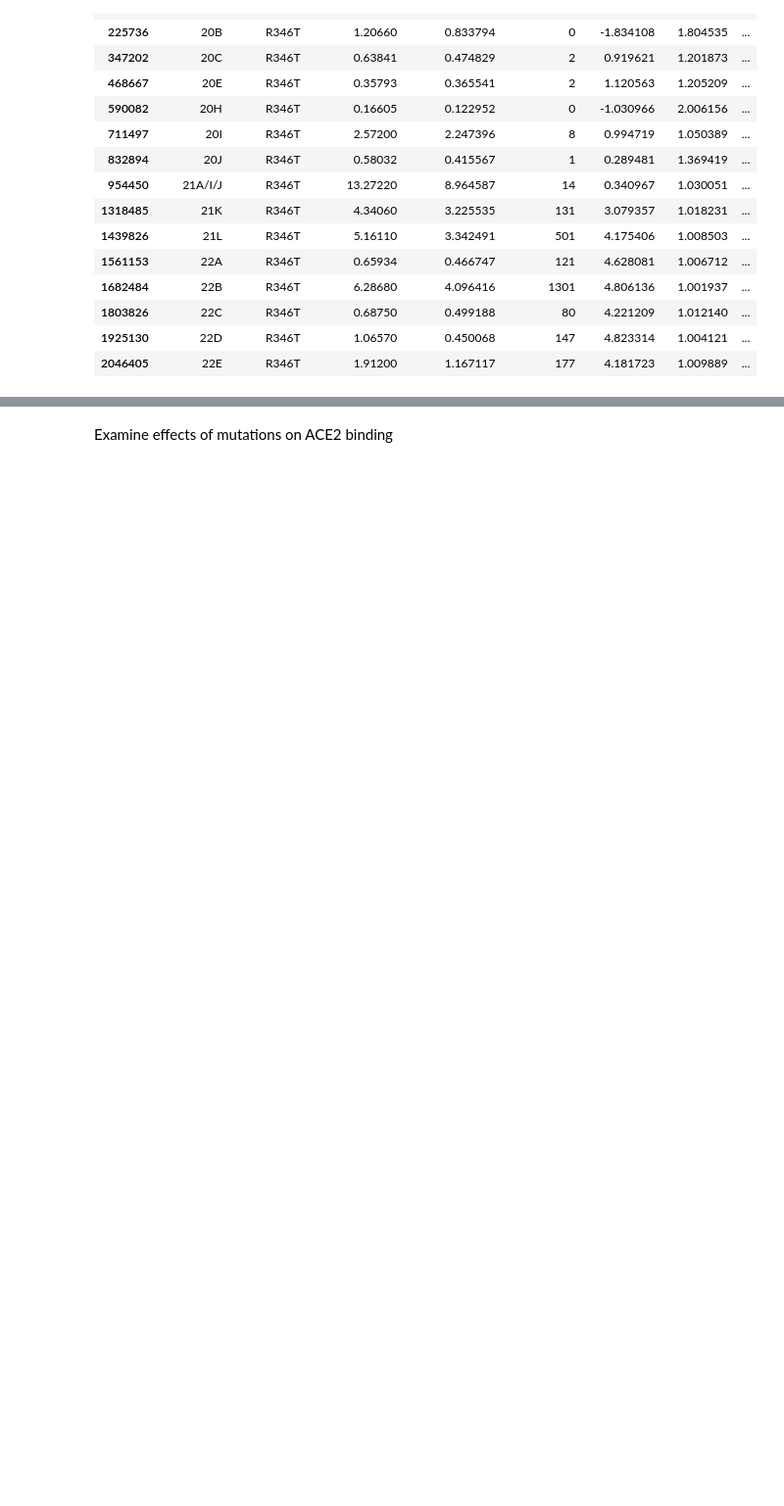
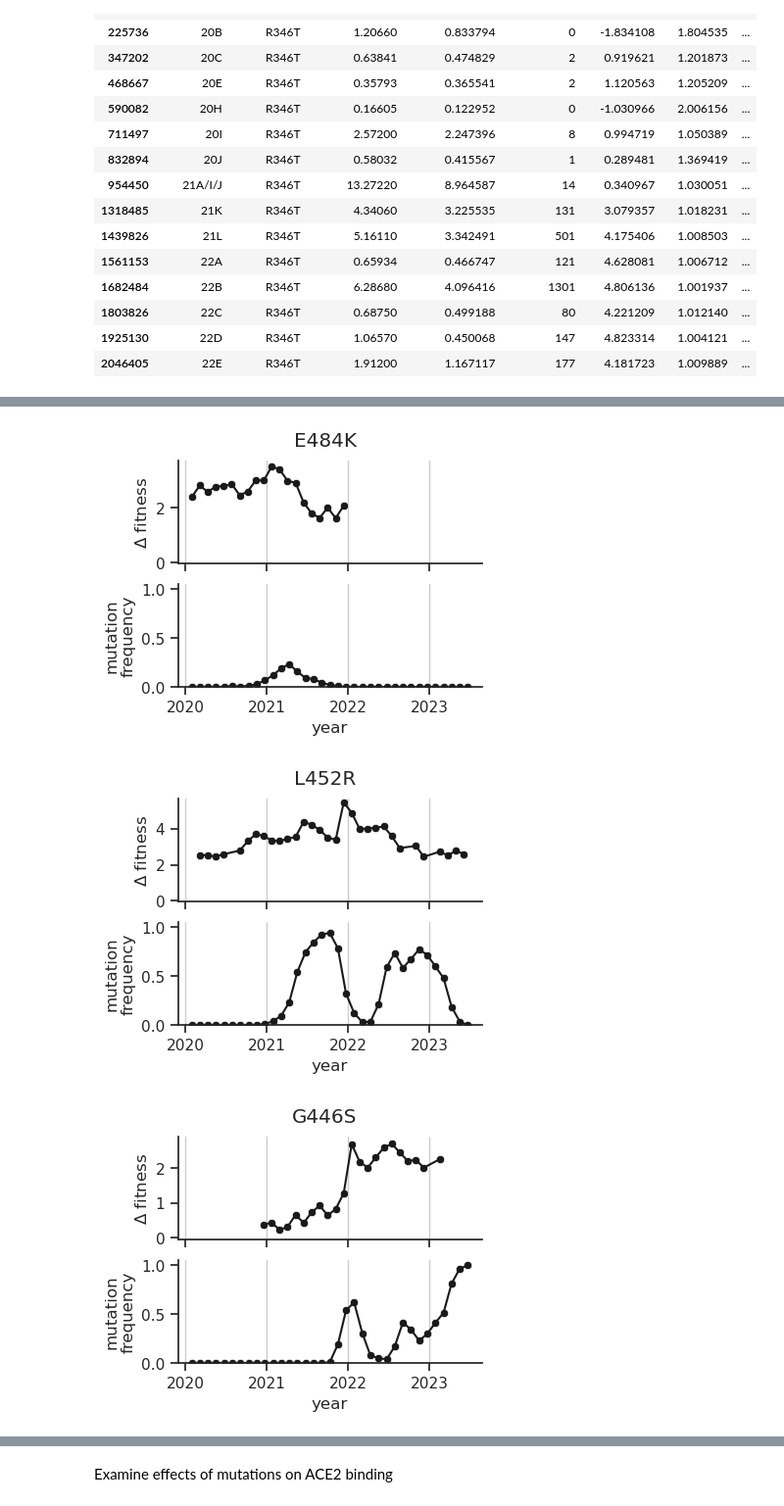
Before and after one commit to matsengrp/ncov-ab-escape, a Jupyter notebook: notebooks/analyze_escape_scores.ipynb, the cells around one changed output, grey strips where cells are left out. Shown at 98% size. Drawn from its saved outputs; the diff is of its cells as text; code cells hidden in the pictures; blank space fills up the shorter version.

```diff
--- a/notebooks/analyze_escape_scores.ipynb
+++ b/notebooks/analyze_escape_scores.ipynb
@@ -2007,0 +2182,39 @@ fitness_data[[
+# %%
+muts = ['E484K', 'L452R', 'G446S', 'R346K']
+
+year_min = aa_mut_freq_df['year'].min()
+year_max = aa_mut_freq_df['year'].max()
+
+for mut in muts:
+    (fig, axs) = plt.subplots(figsize=[4,3], nrows=2, sharex=True)
+
+    # First, plot fitness over time
+    data = window_df[
+        (window_df['year'].between(year_min, year_max)) &
+        (window_df['aa_mutation'] == mut)
+    ]
+    sns.lineplot(x='year', y='delta_fitness', data=data, ax=axs[0], color='k')
+    sns.scatterplot(x='year', y='delta_fitness', data=data, ax=axs[0], color='k')
+    axs[0].set(
+        xticks=[2020, 2021, 2022, 2023],
+        ylim=[-0.05, data['delta_fitness'].max()+0.2],
+        ylabel='$\Delta$ fitness'
+    )
+
+    # Next, plot frequency over time
+    data = aa_mut_freq_df[aa_mut_freq_df['mutation'] == mut]
+    sns.lineplot(x='year', y='mut_freq', data=data, ax=axs[1], color='k')
+    sns.scatterplot(x='year', y='mut_freq', data=data, ax=axs[1], color='k')
+    axs[1].set(ylabel='mutation\nfrequency', xlabel='year', ylim=[0, 1.05])
+
+    axs[0].grid(axis='x')
+    axs[1].grid(axis='x')
+
+    plt.suptitle(mut)
+    sns.despine()
+    plt.savefig(f'../results/figures/fitness_trajectory_{mut}.png', dpi=300, bbox_inches='tight')
+    plt.show()
+# %% [output]
+[figure, added]
+[figure, added]
+[figure, added]
```
Also changed, not shown: parts of 16 cells of this notebook, 3 other files.
